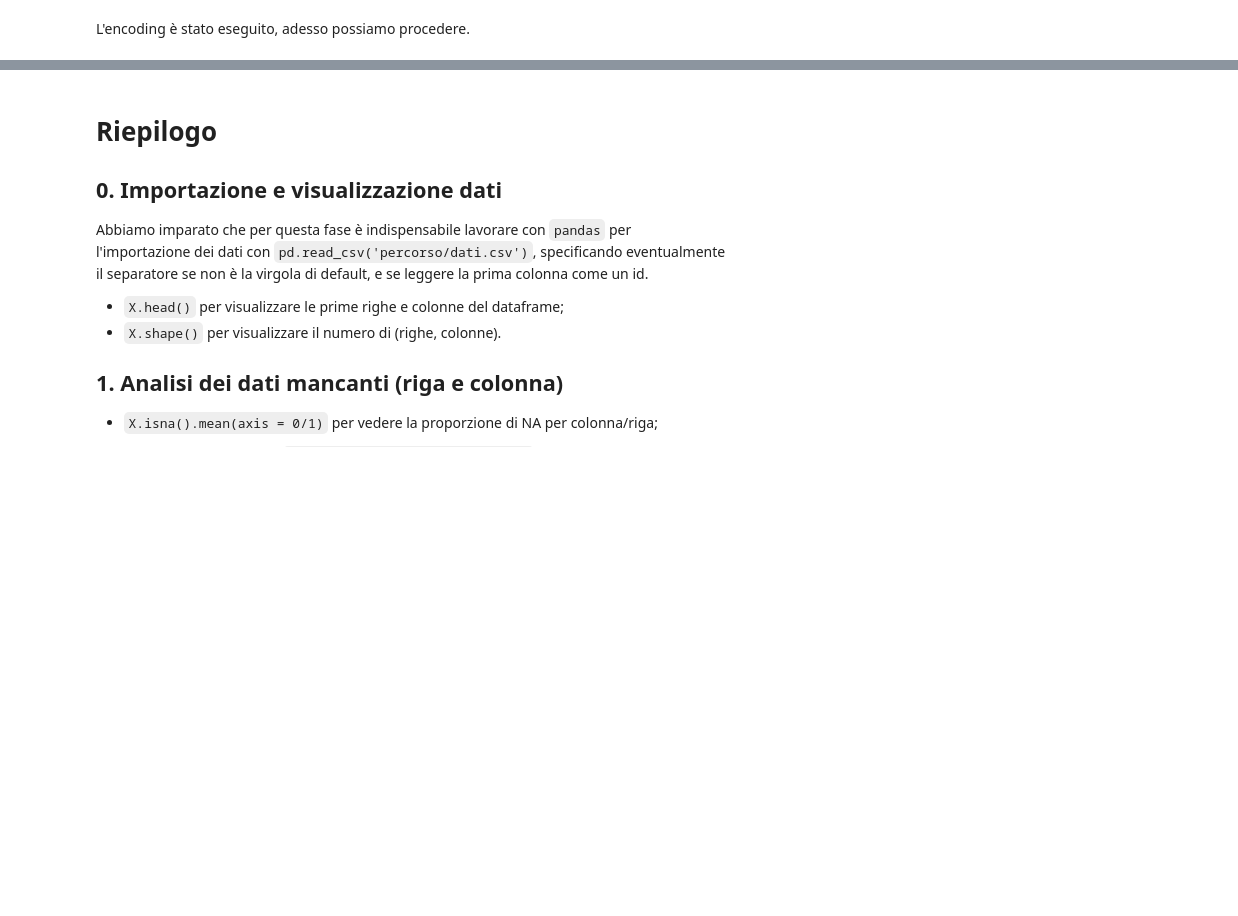
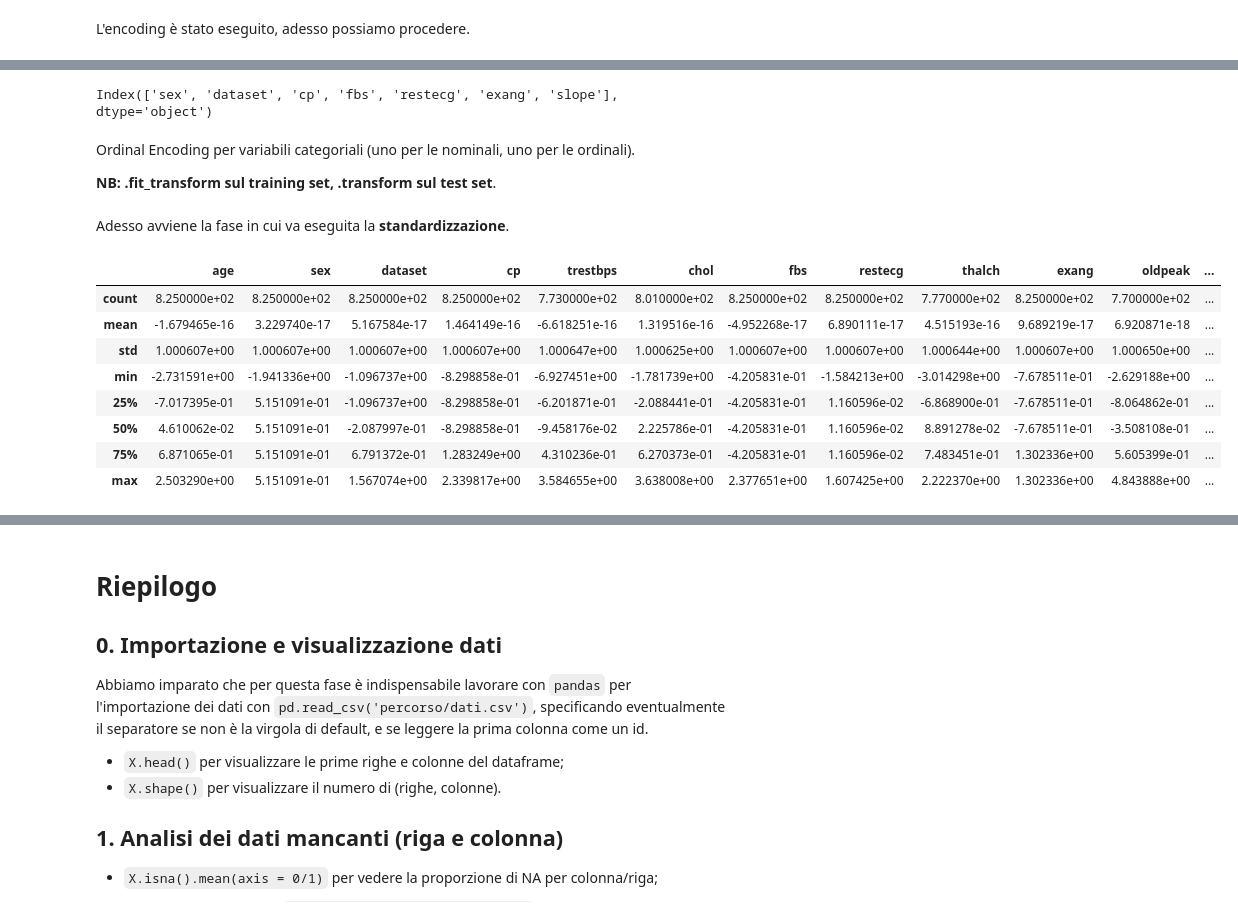
Before and after one commit to alberto-rampulla/big-data-course, a Jupyter notebook: 01_Preprocessing/Preprocessing.ipynb, the cells around one changed output, grey strips where cells are left out. Drawn from its saved outputs; the diff is of its cells as text; code cells hidden in the pictures; blank space fills up the shorter version.

Commit message:
feat: aggiunto splitting

```diff
--- a/01_Preprocessing/Preprocessing.ipynb
+++ b/01_Preprocessing/Preprocessing.ipynb
@@ -358,0 +386,4 @@ L'encoding è stato eseguito, adesso possiamo procedere.
+# %%
+dd = pd.read_csv('data/heart_disease_uci.csv', sep = ';', index_col = 0)
+
+dd.describe().round(2)
@@ -358,0 +450,58 @@ L'encoding è stato eseguito, adesso possiamo procedere.
+# %%
+num_cols = dd_clean.select_dtypes(include = ['number']).columns
+cat_cols = dd_clean.select_dtypes(exclude = ['number']).columns
+
+imp_cat = SimpleImputer(strategy = 'most_frequent')
+imp_num = SimpleImputer(strategy = 'median')
+# %%
+cat_cols
+# %% [output]
+Index(['sex', 'dataset', 'cp', 'fbs', 'restecg', 'exang', 'slope'], dtype='object')
+# %%
+X = dd_clean.drop(columns = ['num'])
+y = dd_clean['num']
+
+X_tr, X_te, y_tr, y_te = train_test_split(X, y, test_size = 0.1, stratify = y, random_state= 44)
+
+# L'imputazione va eseguita distintamente tra train e test set
+X_tr[cat_cols] = imp_cat.fit_transform(X_tr[cat_cols])
+X_te[cat_cols] = imp_cat.transform(X_te[cat_cols])
+# %% [markdown]
+Ordinal Encoding per variabili categoriali (uno per le nominali, uno per le ordinali).
+
+**NB: .fit_transform sul training set, .transform sul test set**.
+# %%
+ord_cols = ['slope']
+ord_cats = [['downsloping', 'flat', 'upsloping']]
+
+cat_cols = [col for col in cat_cols if col != 'slope']
+
+enc1 = OrdinalEncoder()
+enc2 = OrdinalEncoder(categories= ord_cats)
+
+X_tr[cat_cols] = enc1.fit_transform(X_tr[cat_cols])
+X_tr[ord_cols] = enc2.fit_transform(X_tr[ord_cols])
+
+X_te[cat_cols] = enc1.transform(X_te[cat_cols])
+X_te[ord_cols] = enc2.transform(X_te[ord_cols])
+# %% [markdown]
+Adesso avviene la fase in cui va eseguita la **standardizzazione**.
+# %%
+from sklearn.preprocessing import StandardScaler
+sc = StandardScaler()
+
+X_tr_s = sc.fit_transform(X_tr)
+X_te_s = sc.transform(X_te)
+
+# media e std = (1, 0)
+X_tr_s.describe()
+# %% [output]
+|  | age | sex | dataset | cp | trestbps | chol | fbs | restecg | thalch | exang | oldpeak | ... |
+| count | 8.250000e+02 | 8.250000e+02 | 8.250000e+02 | 8.250000e+02 | 7.730000e+02 | 8.010000e+02 | 8.250000e+02 | 8.250000e+02 | 7.770000e+02 | 8.250000e+02 | 7.700000e+02 | ... |
+| mean | -1.679465e-16 | 3.229740e-17 | 5.167584e-17 | 1.464149e-16 | -6.618251e-16 | 1.319516e-16 | -4.952268e-17 | 6.890111e-17 | 4.515193e-16 | 9.689219e-17 | 6.920871e-18 | ... |
+| std | 1.000607e+00 | 1.000607e+00 | 1.000607e+00 | 1.000607e+00 | 1.000647e+00 | 1.000625e+00 | 1.000607e+00 | 1.000607e+00 | 1.000644e+00 | 1.000607e+00 | 1.000650e+00 | ... |
+| min | -2.731591e+00 | -1.941336e+00 | -1.096737e+00 | -8.298858e-01 | -6.927451e+00 | -1.781739e+00 | -4.205831e-01 | -1.584213e+00 | -3.014298e+00 | -7.678511e-01 | -2.629188e+00 | ... |
+| 25% | -7.017395e-01 | 5.151091e-01 | -1.096737e+00 | -8.298858e-01 | -6.201871e-01 | -2.088441e-01 | -4.205831e-01 | 1.160596e-02 | -6.868900e-01 | -7.678511e-01 | -8.064862e-01 | ... |
+| 50% | 4.610062e-02 | 5.151091e-01 | -2.087997e-01 | -8.298858e-01 | -9.458176e-02 | 2.225786e-01 | -4.205831e-01 | 1.160596e-02 | 8.891278e-02 | -7.678511e-01 | -3.508108e-01 | ... |
+| 75% | 6.871065e-01 | 5.151091e-01 | 6.791372e-01 | 1.283249e+00 | 4.310236e-01 | 6.270373e-01 | -4.205831e-01 | 1.160596e-02 | 7.483451e-01 | 1.302336e+00 | 5.605399e-01 | ... |
+| max | 2.503290e+00 | 5.151091e-01 | 1.567074e+00 | 2.339817e+00 | 3.584655e+00 | 3.638008e+00 | 2.377651e+00 | 1.607425e+00 | 2.222370e+00 | 1.302336e+00 | 4.843888e+00 | ... |
```
Also changed, not shown: parts of 21 cells of this notebook.
